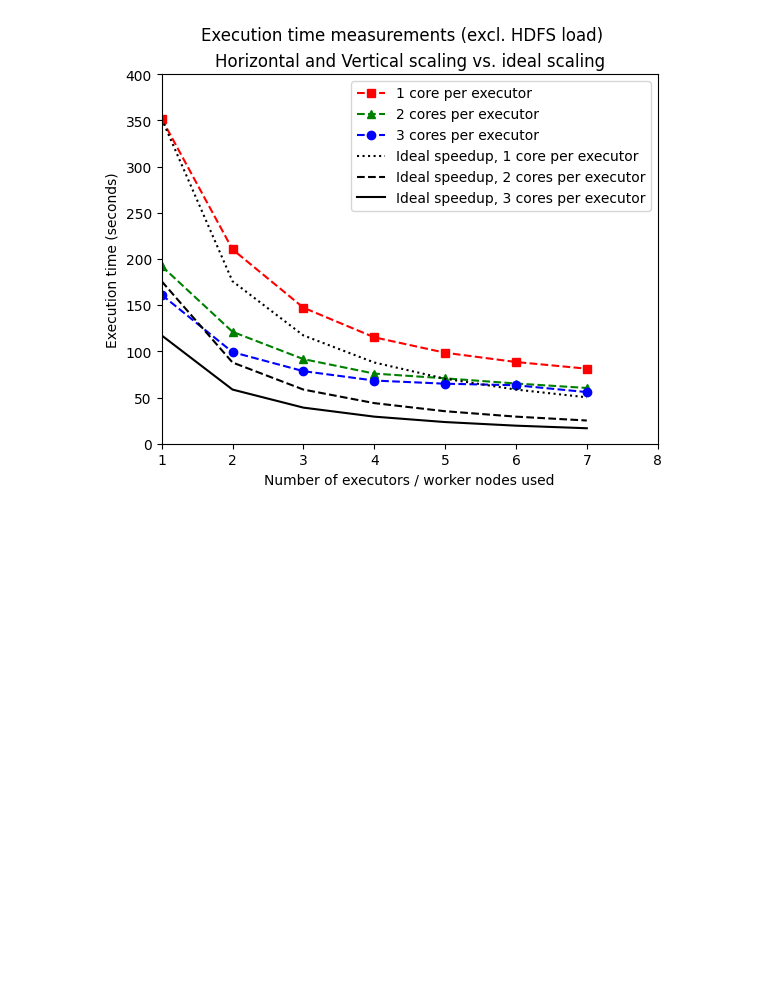
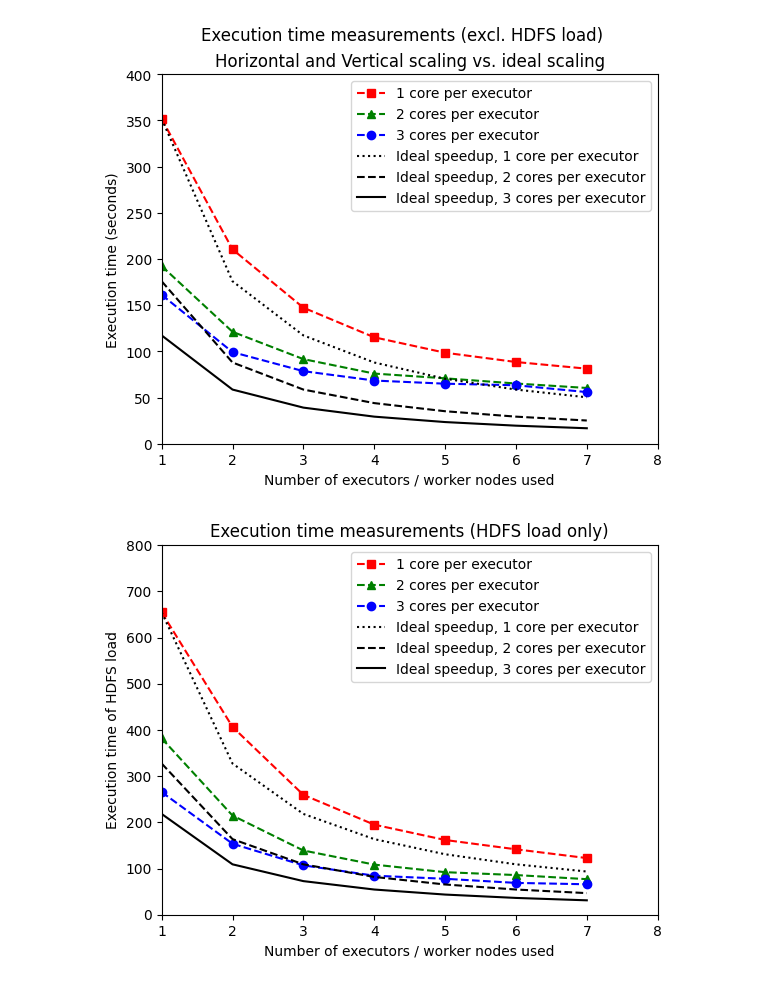
Before and after one commit to Sajad-Sharhani/Data-Engineering-I-Project, a Jupyter notebook: Analysis/more-scaling-analysis.ipynb, the cells around one changed output. Saved outputs shown, nothing was run; the diff lists cells and outputs as text; code cells hidden in the pictures; blank space fills up the shorter version.

Commit message:
Added additional plot

```diff
--- a/Analysis/more-scaling-analysis.ipynb
+++ b/Analysis/more-scaling-analysis.ipynb
@@ -127,0 +124,19 @@ np.savetxt("runtimes_without_load.txt",np.array(times_without_load))
+# %%
+# Just load times
+
+load_time = [[times[i][j] - times_without_load[i][j] for j in range(0,7)] for i in range(0,3)]
+
+plt.plot(nodes,load_time[0],'--sr',label="1 core per executor")
+plt.plot(nodes,load_time[1],'--^g',label="2 cores per executor")
+plt.plot(nodes,load_time[2],'--ob',label="3 cores per executor")
+plt.plot(nodes, [load_time[0][0]/i for i in nodes], ':k', label='Ideal speedup, 1 core per executor')
+plt.plot(nodes, [load_time[0][0]/(2*i) for i in nodes], '--k', label='Ideal speedup, 2 cores per executor')
+plt.plot(nodes, [load_time[0][0]/(3*i) for i in nodes], '-k', label='Ideal speedup, 3 cores per executor')
+plt.legend()
+plt.axis([1, 8, 0, 800])
+plt.xlabel("Number of executors / worker nodes used")
+plt.ylabel("Execution time of HDFS load")
+plt.title("Execution time measurements (HDFS load only)")
+plt.show()
+# %% [output]
+[figure, added]
```
Also changed, not shown: parts of 2 cells of this notebook.
